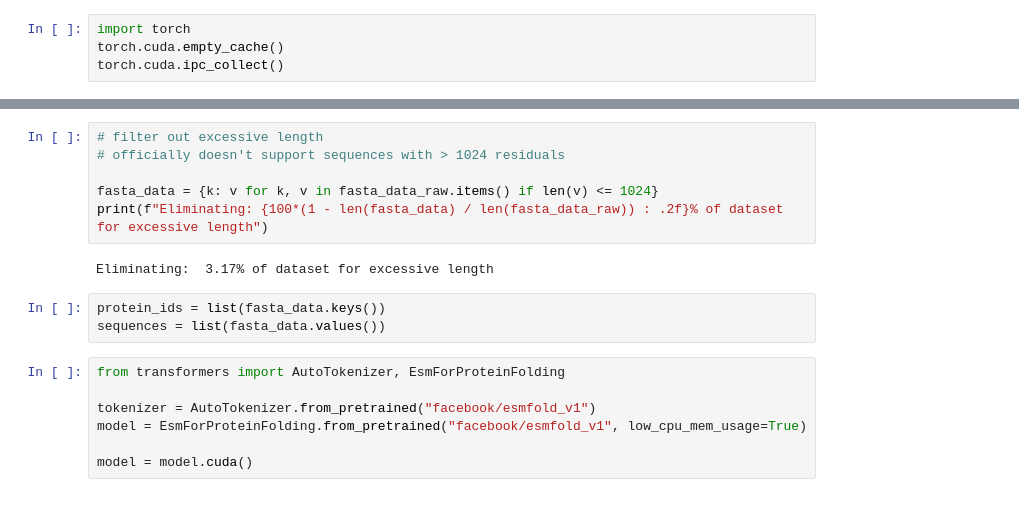
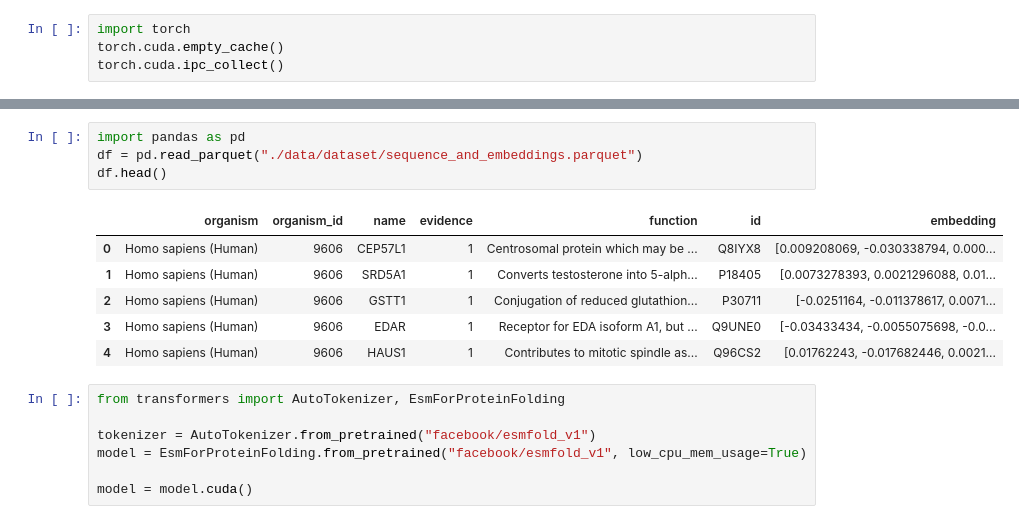
Before and after one commit to radroof22/cse7850-compbio-project, a Jupyter notebook: esmfold_structural_embeddings.ipynb, the cells around one changed output, grey strips where cells are left out. Drawn from its saved outputs; the diff is of its cells as text.

Commit message:
fixed dataset

```diff
--- a/esmfold_structural_embeddings.ipynb
+++ b/esmfold_structural_embeddings.ipynb
@@ -43,14 +35,14 @@ INFO:root:Read 572970 sequences from ./data/uniprot/uniprot_sprot.fasta.gz
-# %%
-# filter out excessive length
-# officially doesn't support sequences with > 1024 residuals
-
-fasta_data = {k: v for k, v in fasta_data_raw.items() if len(v) <= 1024}
-print(f"Eliminating: {100*(1 - len(fasta_data) / len(fasta_data_raw)) : .2f}% of dataset for excessive length")
-# %% [output]
-Eliminating:  3.17% of dataset for excessive length
-# %%
-protein_ids = list(fasta_data.keys())
-sequences = list(fasta_data.values())
+# %%
+import pandas as pd
+df = pd.read_parquet("./data/dataset/sequence_and_embeddings.parquet")
+df.head()
+# %% [output]
+|  | organism | organism_id | name | evidence | function | id | embedding |
+| 0 | Homo sapiens (Human) | 9606 | CEP57L1 | 1 | Centrosomal protein which may be ... | Q8IYX8 | [0.009208069, -0.030338794, 0.000... |
+| 1 | Homo sapiens (Human) | 9606 | SRD5A1 | 1 | Converts testosterone into 5-alph... | P18405 | [0.0073278393, 0.0021296088, 0.01... |
+| 2 | Homo sapiens (Human) | 9606 | GSTT1 | 1 | Conjugation of reduced glutathion... | P30711 | [-0.0251164, -0.011378617, 0.0071... |
+| 3 | Homo sapiens (Human) | 9606 | EDAR | 1 | Receptor for EDA isoform A1, but ... | Q9UNE0 | [-0.03433434, -0.0055075698, -0.0... |
+| 4 | Homo sapiens (Human) | 9606 | HAUS1 | 1 | Contributes to mitotic spindle as... | Q96CS2 | [0.01762243, -0.017682446, 0.0021... |
 # %%
 from transformers import AutoTokenizer, EsmForProteinFolding
 
```
Also changed, not shown: parts of 5 cells of this notebook, 2 other files.
